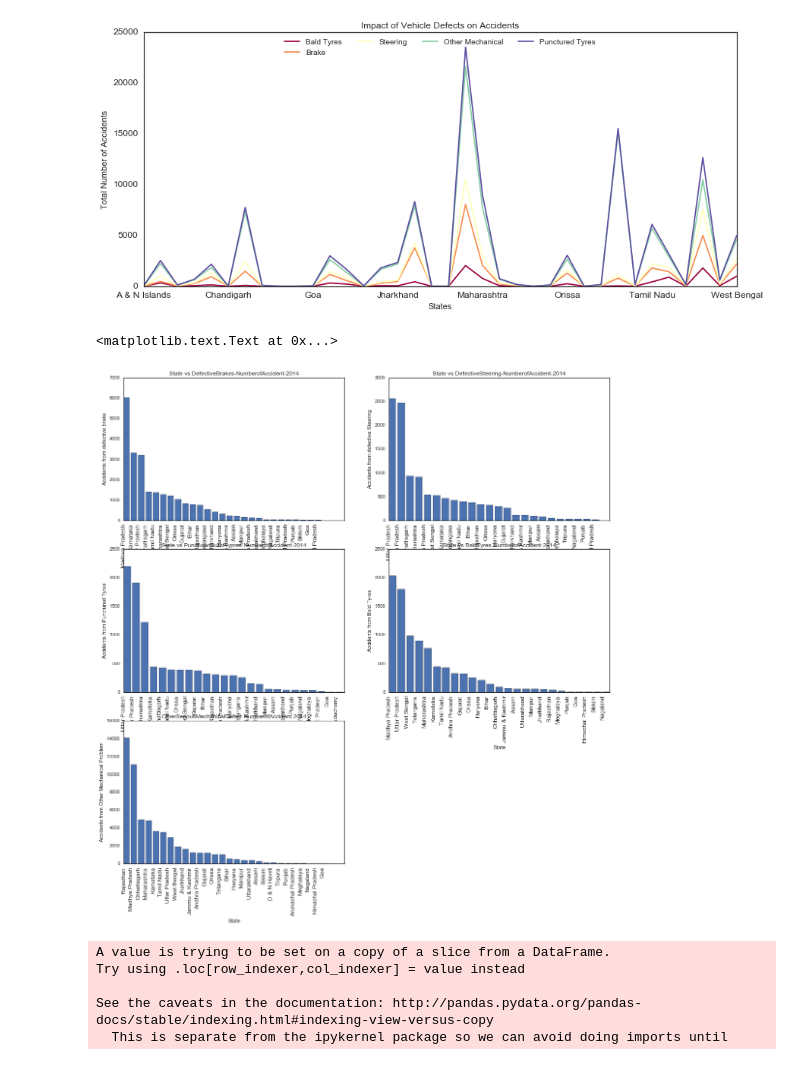
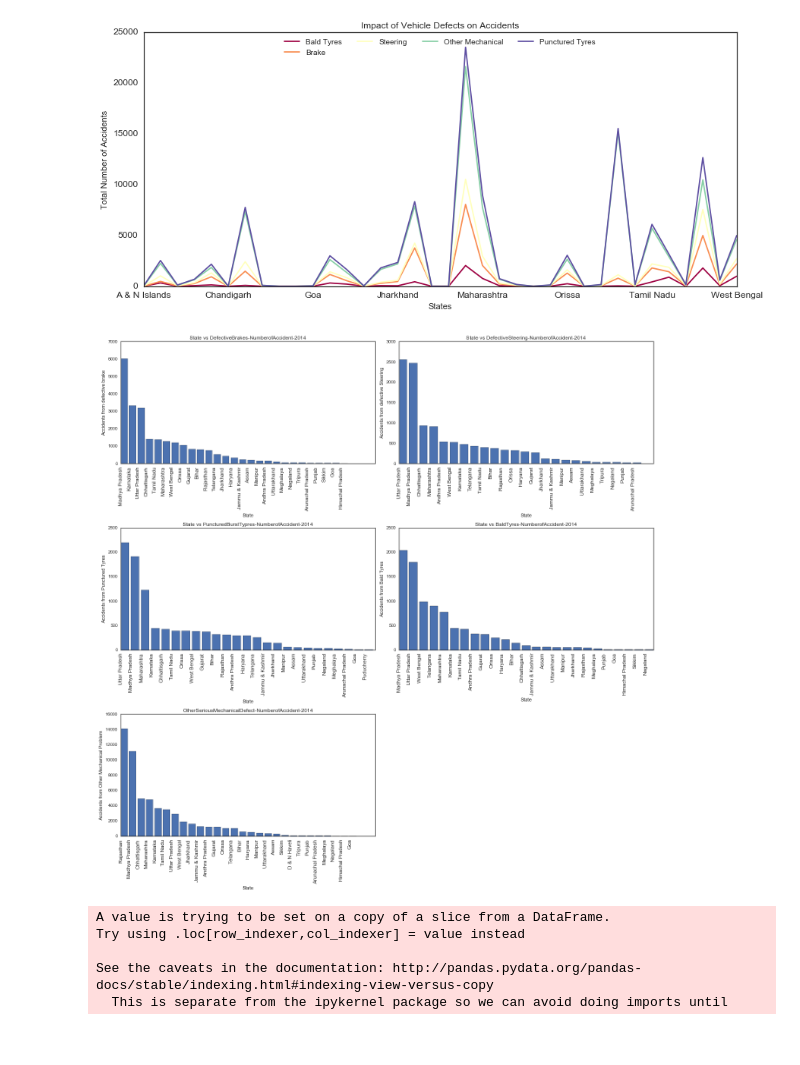
Before and after one commit to dbiswa4/python-projects, a Jupyter notebook: spring-2017/src/data-viz/proj/vehicle-defect-01.ipynb, the cells around one changed output. Drawn from its saved outputs; the diff is of its cells as text; code cells hidden in the pictures.

Commit message:
vehicle defects plotting enhanced

```diff
--- a/spring-2017/src/data-viz/proj/vehicle-defect-01.ipynb
+++ b/spring-2017/src/data-viz/proj/vehicle-defect-01.ipynb
@@ -118,6 +119,9 @@ def_vs_accidents_df = pd.melt(vehicle_defect_df, id_vars=['State'], value_vars=[
 def_vs_accidents_df.columns = ['State','DefectType','NumOfAccident']
 def_vs_accidents_df.head()
 # %%
+#Adjusting of subplots
+#https://stackoverflow.com/questions/6541123/improve-subplot-size-spacing-with-many-subplots-in-matplotlib
+
 plt.figure(figsize=(18,18))
 
 plt.subplot(3,2,1)
@@ -132,6 +136,7 @@ plt.xticks(y_pos, sorted_df['State'], rotation=90, fontsize='large')
 plt.xlabel('State')
 plt.ylabel('Accidents from defective brake')
 plt.title('State vs DefectiveBrakes-NumberofAccident-2014')
+plt.tight_layout()
 
 
 plt.subplot(3,2,2)
@@ -146,6 +151,7 @@ plt.xticks(y_pos, sorted_df['State'], rotation=90, fontsize='large')
 plt.xlabel('State')
 plt.ylabel('Accidents from defective Steering')
 plt.title('State vs DefectiveSteering-NumberofAccident-2014')
+plt.tight_layout()
 
 
 plt.subplot(3,2,3)
@@ -160,6 +166,7 @@ plt.xticks(y_pos, sorted_df['State'], rotation=90, fontsize='large')
 plt.xlabel('State')
 plt.ylabel('Accidents from Punctured Tyres')
 plt.title('State vs PuncturedBurstTypres-NumberofAccident-2014')
+plt.tight_layout()
 
 
 plt.subplot(3,2,4)
@@ -174,33 +181,35 @@ plt.xticks(y_pos, sorted_df['State'], rotation=90, fontsize='large')
 plt.xlabel('State')
 plt.ylabel('Accidents from Bald Tyres')
 plt.title('State vs BaldTyres-NumberofAccident-2014')
+plt.tight_layout()
 
 plt.subplot(3,2,4)
 def_brake = vehicle_defect_df[['State','BaldTyres-NumberofAccident-2014']]
 #12.75 is 25 Percentile
 def_brake_majority = def_brake[def_brake['BaldTyres-NumberofAccident-2014'] >= 1]
 #def_brake_majority
 sorted_df = def_brake_majority.sort_values(['BaldTyres-NumberofAccident-2014'], ascending=[False])
 y_pos = np.arange(len(sorted_df['State']))
 plt.bar(y_pos, sorted_df['BaldTyres-NumberofAccident-2014'])
 plt.xticks(y_pos, sorted_df['State'], rotation=90, fontsize='large')
 plt.xlabel('State')
 plt.ylabel('Accidents from Bald Tyres')
 plt.title('State vs BaldTyres-NumberofAccident-2014')
+plt.tight_layout()
 
 
 plt.subplot(3,2,5)
 def_brake = vehicle_defect_df[['State','OtherSeriousMechanicalDefect-NumberofAccident-2014']]
 #12.75 is 25 Percentile
 def_brake_majority = def_brake[def_brake['OtherSeriousMechanicalDefect-NumberofAccident-2014'] >= 1]
 #def_brake_majority
 sorted_df = def_brake_majority.sort_values(['OtherSeriousMechanicalDefect-NumberofAccident-2014'], ascending=[False])
 y_pos = np.arange(len(sorted_df['State']))
 plt.bar(y_pos, sorted_df['OtherSeriousMechanicalDefect-NumberofAccident-2014'])
 plt.xticks(y_pos, sorted_df['State'], rotation=90, fontsize='large')
 plt.xlabel('State')
 plt.ylabel('Accidents from Other Mechanical Problem')
 plt.title('OtherSeriousMechanicalDefect-NumberofAccident-2014')
+plt.tight_layout()
 # %% [output]
-<matplotlib.text.Text at 0x...>
-[figure, old version]
+[figure, new version]
```
Also changed, not shown: parts of 8 cells of this notebook.
